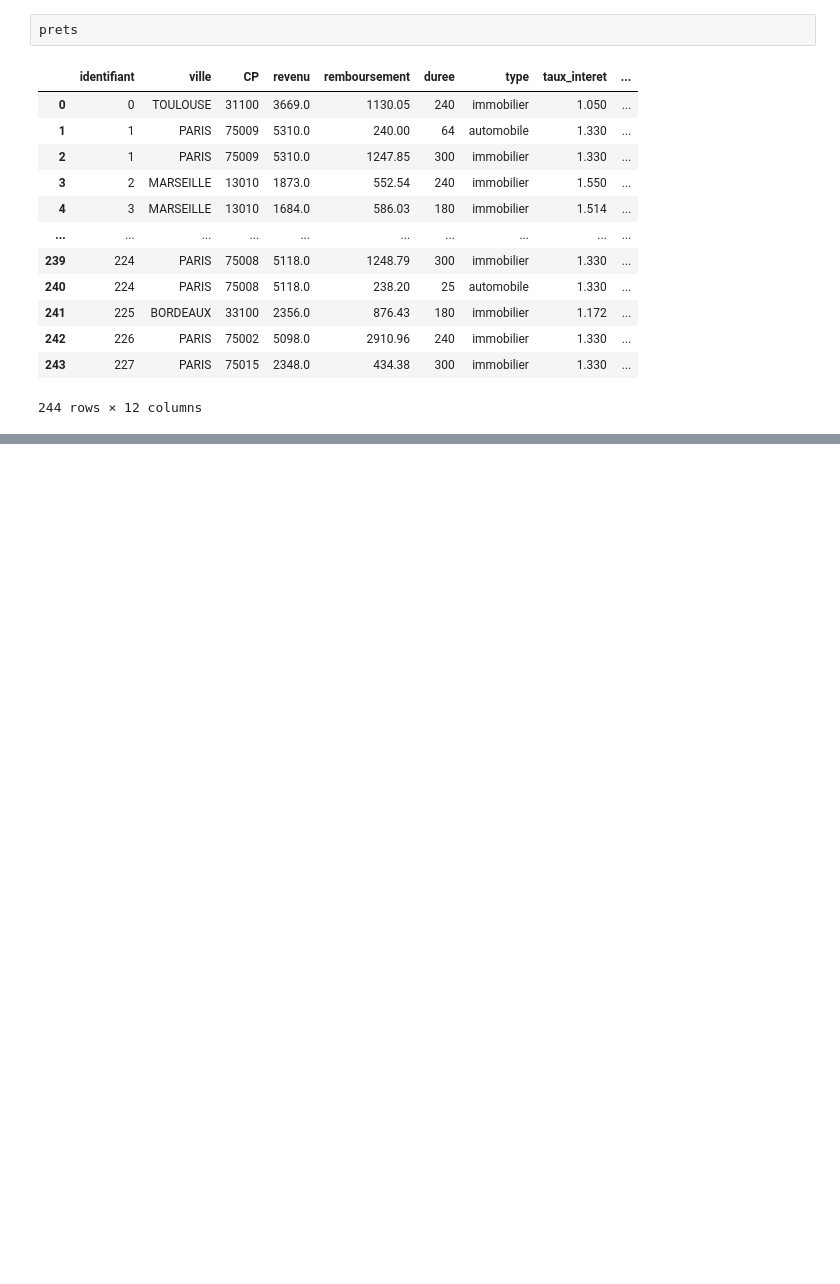
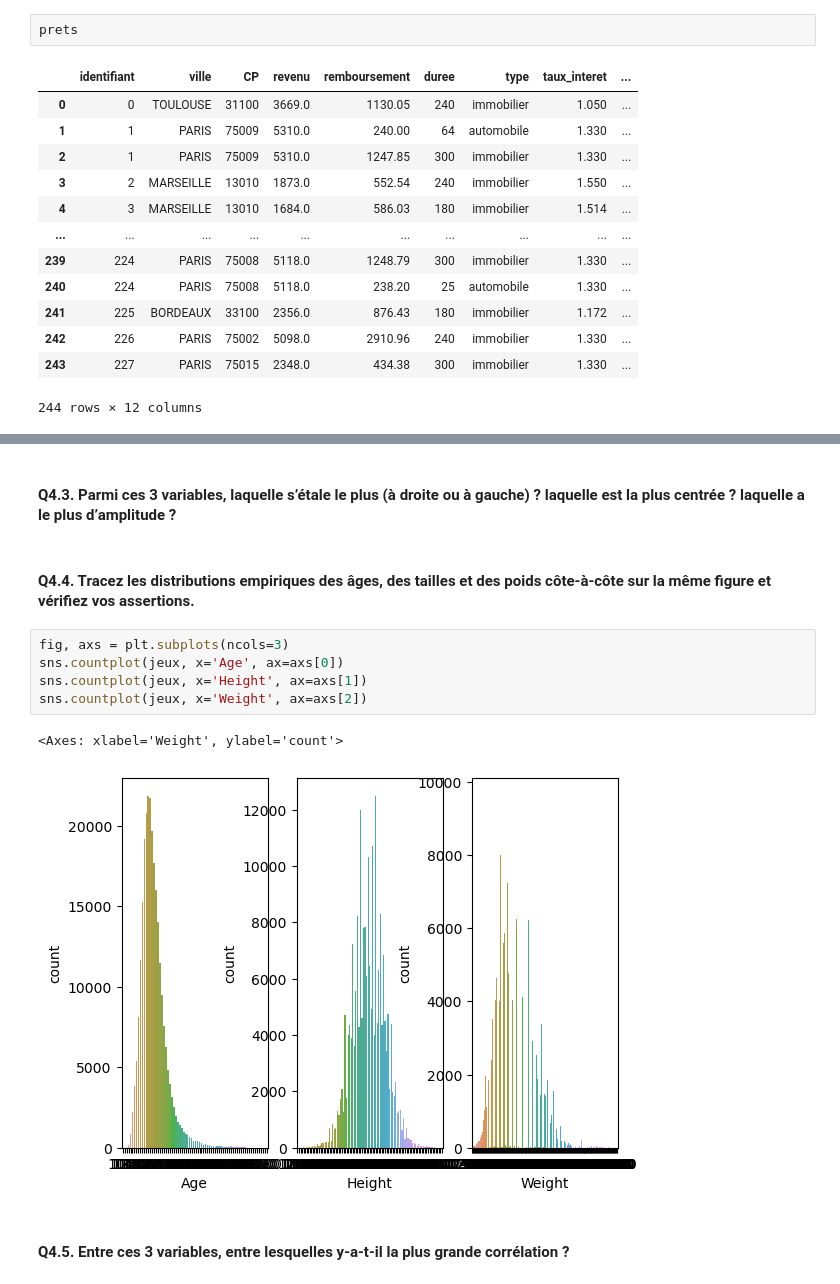
Before and after one commit to AntoineHazebrouck/modelisation-mathematique, a Jupyter notebook: tp3/tp3.ipynb, the cells around one changed output, grey strips where cells are left out. Saved outputs shown, nothing was run; the diff lists cells and outputs as text; blank space fills up the shorter version.

```diff
--- a/tp3/tp3.ipynb
+++ b/tp3/tp3.ipynb
@@ -520,0 +659,14 @@ prets
+# %% [markdown]
+#### Q4.3. Parmi ces 3 variables, laquelle s’étale le plus (à droite ou à gauche) ? laquelle est la plus centrée ? laquelle a le plus d’amplitude ?
+# %% [markdown]
+#### Q4.4. Tracez les distributions empiriques des âges, des tailles et des poids côte-à-côte sur la même figure et vérifiez vos assertions.
+# %%
+fig, axs = plt.subplots(ncols=3)
+sns.countplot(jeux, x='Age', ax=axs[0])
+sns.countplot(jeux, x='Height', ax=axs[1])
+sns.countplot(jeux, x='Weight', ax=axs[2])
+# %% [output]
+<Axes: xlabel='Weight', ylabel='count'>
+[figure, added]
+# %% [markdown]
+#### Q4.5. Entre ces 3 variables, entre lesquelles y-a-t-il la plus grande corrélation ?
```
Also changed, not shown: parts of 22 cells of this notebook, 6 other files.
